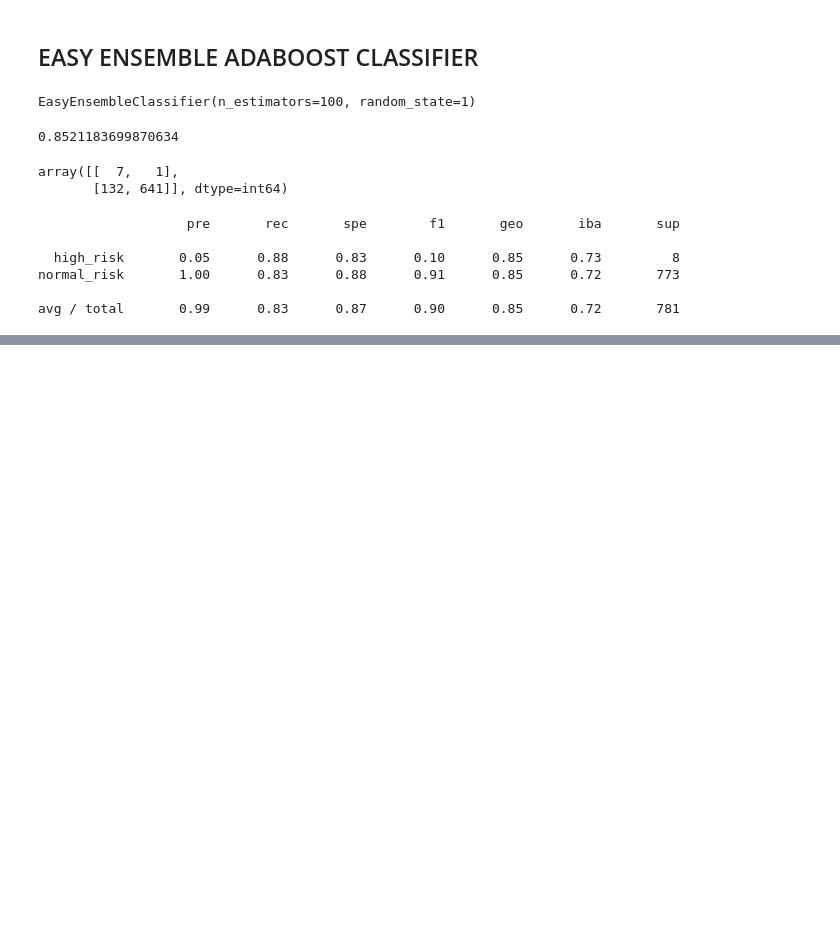
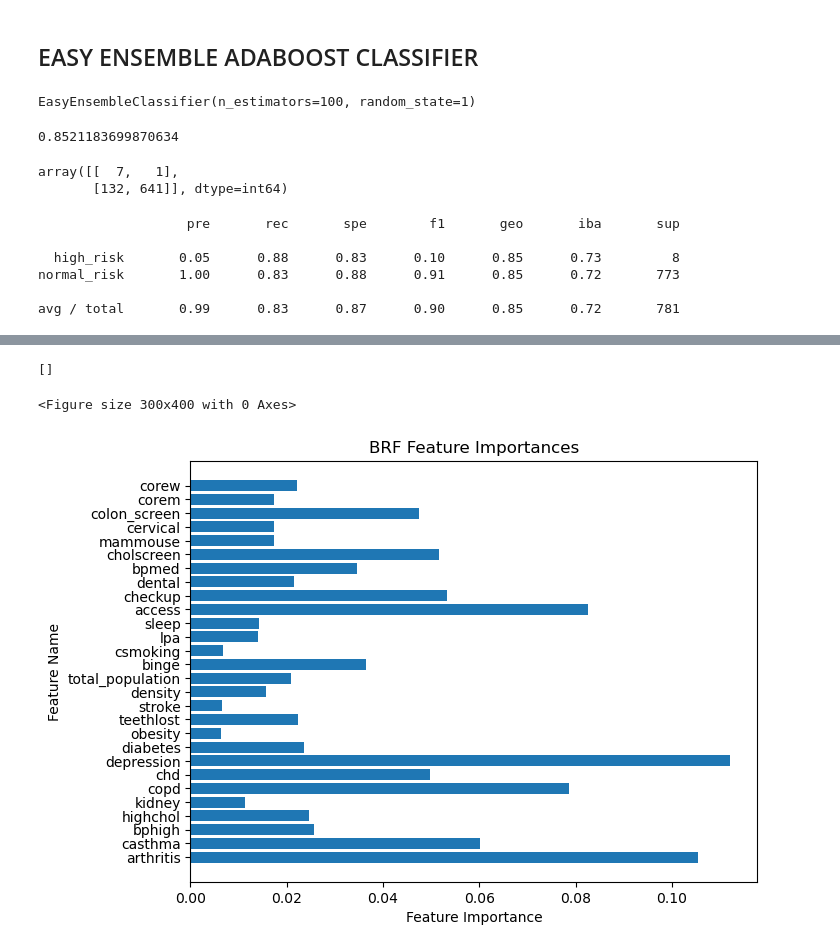
Before and after one commit to Degri95/Final_Project, a Jupyter notebook: Logistic_Regression.ipynb, the cells around one changed output, grey strips where cells are left out. Drawn from its saved outputs; the diff is of its cells as text; code cells hidden in the pictures; blank space fills up the shorter version.

Commit message:
Adding regression importance charts

```diff
--- a/Logistic_Regression.ipynb
+++ b/Logistic_Regression.ipynb
@@ -375,0 +419,11 @@ avg / total       0.99      0.83      0.87      0.90      0.85      0.72       7
+# %%
+# Define X and y
+X = combined_data_df.drop(columns=["cancer_risk"]).values
+y = combined_data_df["cancer_risk"].values
+# %%
+# Split the data into training and testing sets
+X_train,X_test,y_train,y_test=train_test_split(X,y,random_state=2)
+# %%
+brf_model = BalancedRandomForestClassifier(n_estimators=100, random_state=1)
+brf_model.fit(X_train, y_train)
+Counter(y_train)
@@ -375,0 +455,5 @@ avg / total       0.99      0.83      0.87      0.90      0.85      0.72       7
+# %%
+# List the features sorted in descending order by feature importance
+importances = brf_model.feature_importances_
+importances = np.round(importances, 5)
+sorted(zip(importances, combined_data_df.drop(columns=["cancer_risk"]).columns), reverse=True)
@@ -375,0 +478,22 @@ avg / total       0.99      0.83      0.87      0.90      0.85      0.72       7
+# %%
+# Create a horizontal barchart of feature importances
+
+#set labels and ticks
+y_pos = np.arange(len(importances))
+Y_labels = combined_data_df.drop("cancer_risk", axis=1).columns
+
+# Create the chart
+plt.rcdefaults()
+plt.figure(figsize=(3,4))
+fig, ax = plt.subplots()
+plt.tight_layout()
+ax.barh([x for x in range(len(importances))], importances, align='center', )
+ax.set_yticks(y_pos, labels=Y_labels)
+ax.set_xlabel('Feature Importance')
+ax.set_ylabel('Feature Name')
+ax.set_title('BRF Feature Importances')
+plt.plot()
+# %% [output]
+[]
+<Figure size 300x400 with 0 Axes>
+[figure, added]
```
Also changed, not shown: parts of 10 cells of this notebook, 1 other file.
